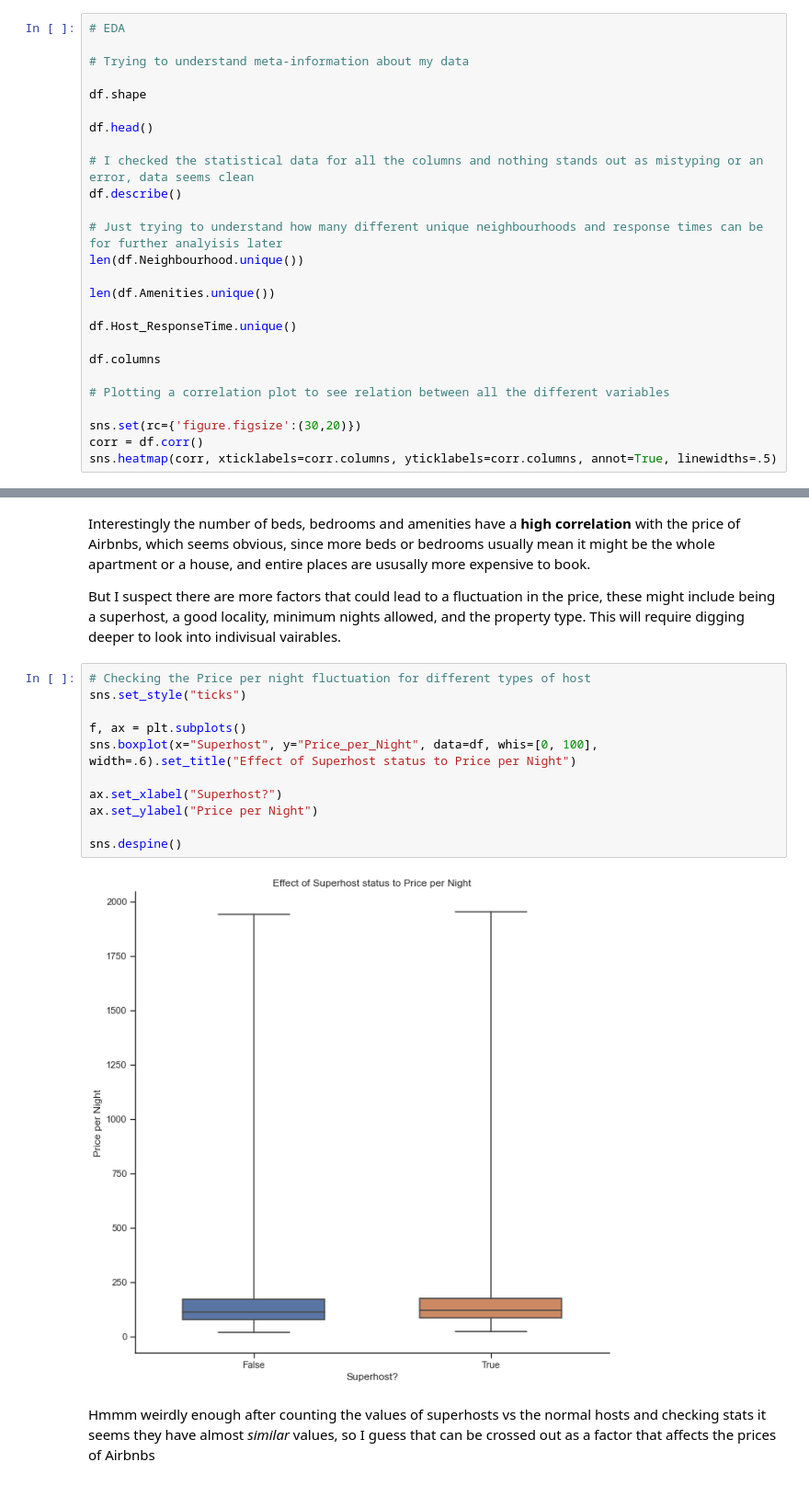
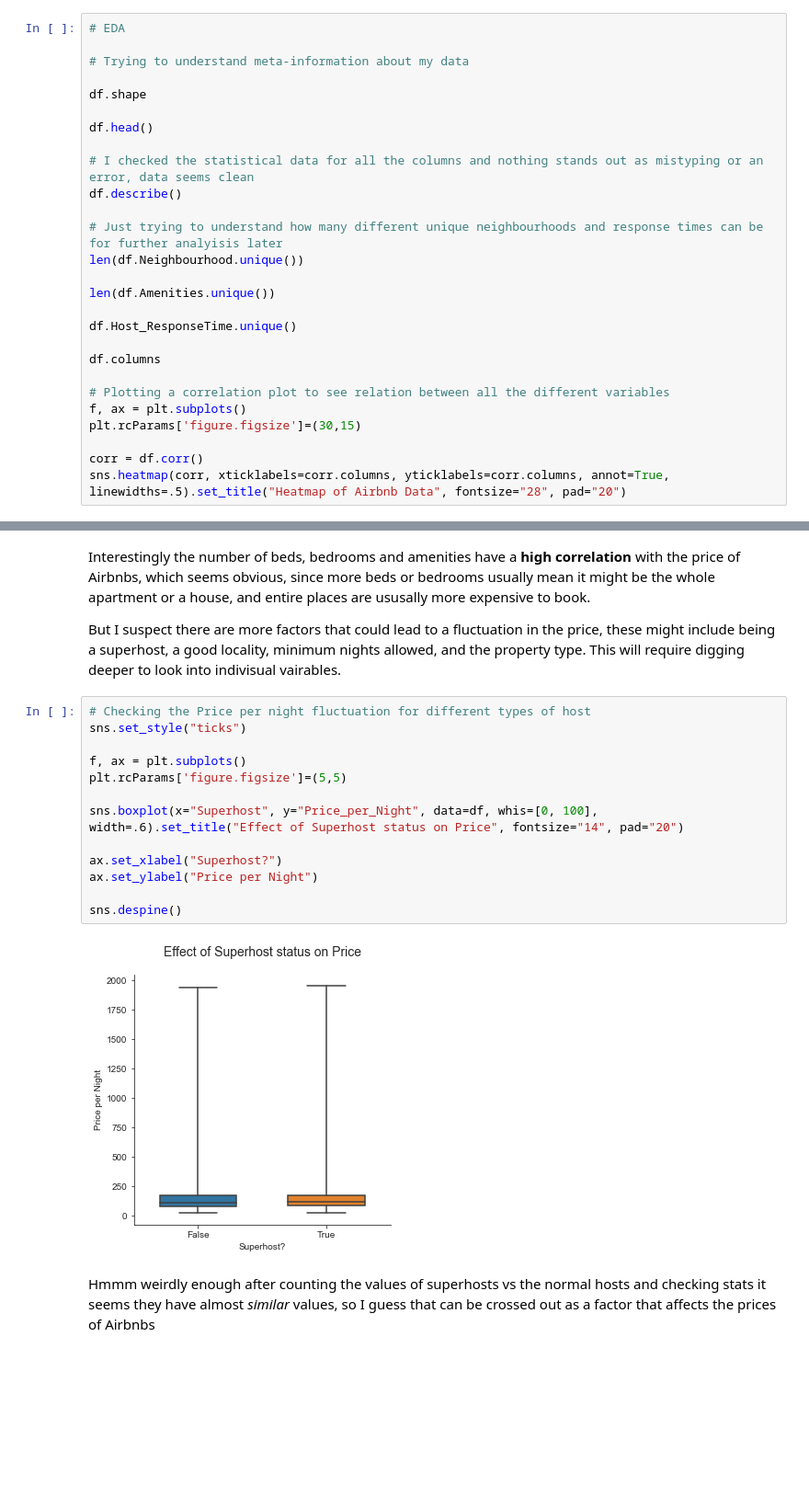
Before and after one commit to data301-2021-summer2/project-group8-project, a Jupyter notebook: analysis/Ahmad Jamal/milestone2.ipynb, the cells around one changed output, grey strips where cells are left out. Shown at 92% size. Cells and saved outputs as stored; diff of their text form; blank space fills up the shorter version.

Commit message:
clean up to figures

```diff
--- a/analysis/Ahmad Jamal/milestone2.ipynb
+++ b/analysis/Ahmad Jamal/milestone2.ipynb
@@ -52,8 +52,9 @@ df.Host_ResponseTime.unique()
 df.columns
 
 # Plotting a correlation plot to see relation between all the different variables
+f, ax = plt.subplots()
+plt.rcParams['figure.figsize']=(30,15)
 
-sns.set(rc={'figure.figsize':(30,20)})
 corr = df.corr()
-sns.heatmap(corr, xticklabels=corr.columns, yticklabels=corr.columns, annot=True, linewidths=.5)
+sns.heatmap(corr, xticklabels=corr.columns, yticklabels=corr.columns, annot=True, linewidths=.5).set_title("Heatmap of Airbnb Data", fontsize="28", pad="20")
 # %% [output]
@@ -66,16 +67,18 @@ But I suspect there are more factors that could lead to a fluctuation in the pri
 # %%
 # Checking the Price per night fluctuation for different types of host
 sns.set_style("ticks")
 
 f, ax = plt.subplots()
-sns.boxplot(x="Superhost", y="Price_per_Night", data=df, whis=[0, 100], width=.6).set_title("Effect of Superhost status to Price per Night")
+plt.rcParams['figure.figsize']=(5,5)
+
+sns.boxplot(x="Superhost", y="Price_per_Night", data=df, whis=[0, 100], width=.6).set_title("Effect of Superhost status on Price", fontsize="14", pad="20")
 
 ax.set_xlabel("Superhost?")
 ax.set_ylabel("Price per Night")
 
 sns.despine()
 # %% [output]
-[figure, old version]
+[figure, new version]
 # %% [markdown]
 Hmmm weirdly enough after counting the values of superhosts vs the normal hosts and checking stats it seems
 they have almost *similar* values, so I guess that can be crossed out as a factor that affects the prices of Airbnbs
```
Also changed, not shown: parts of 8 cells of this notebook.
